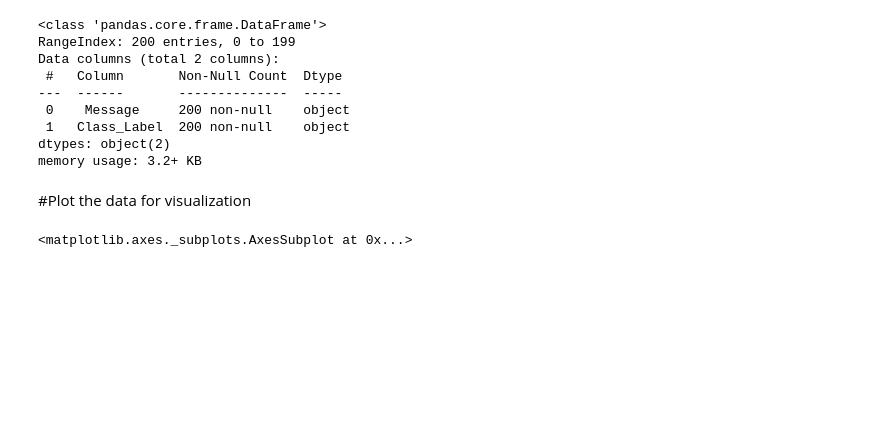
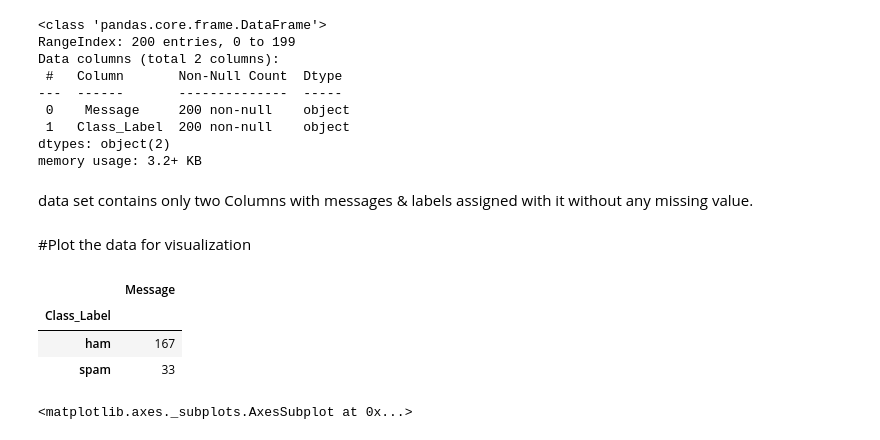
Before and after one commit to Taiba528/My-Python-World, a Jupyter notebook: Ham_SpamCLassification.ipynb, the cells around one changed output. Cells and saved outputs as stored; diff of their text form; code cells hidden in the pictures; blank space fills up the shorter version.

```diff
--- a/Ham_SpamCLassification.ipynb
+++ b/Ham_SpamCLassification.ipynb
@@ -70,8 +59,17 @@ Data columns (total 2 columns):
  1   Class_Label  200 non-null    object
 dtypes: object(2)
 memory usage: 3.2+ KB
+# %% [markdown]
+data set contains only two Columns  with messages & labels assigned with it without any missing value.
 # %% [markdown]
 #Plot the data for visualization
+# %%
+df.groupby(['Class_Label']).count()
+# %% [output]
+|  | Message |
+| Class_Label |  |
+| ham | 167 |
+| spam | 33 |
 # %%
 #Visualize the number of ham and spam messages
 sns.countplot(df['Class_Label'])
```
Also changed, not shown: parts of 47 cells of this notebook.
